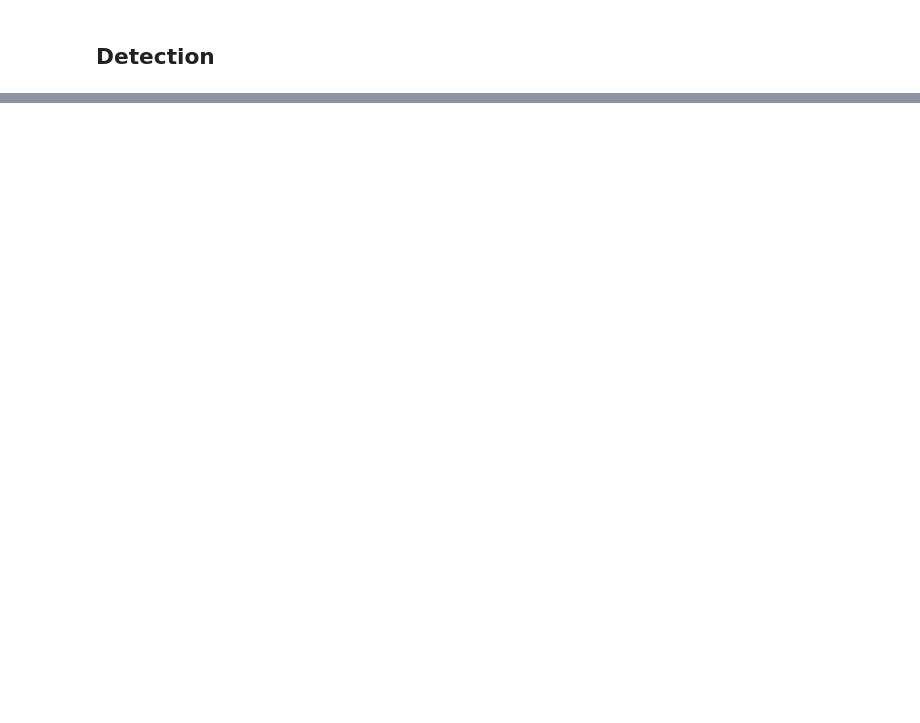
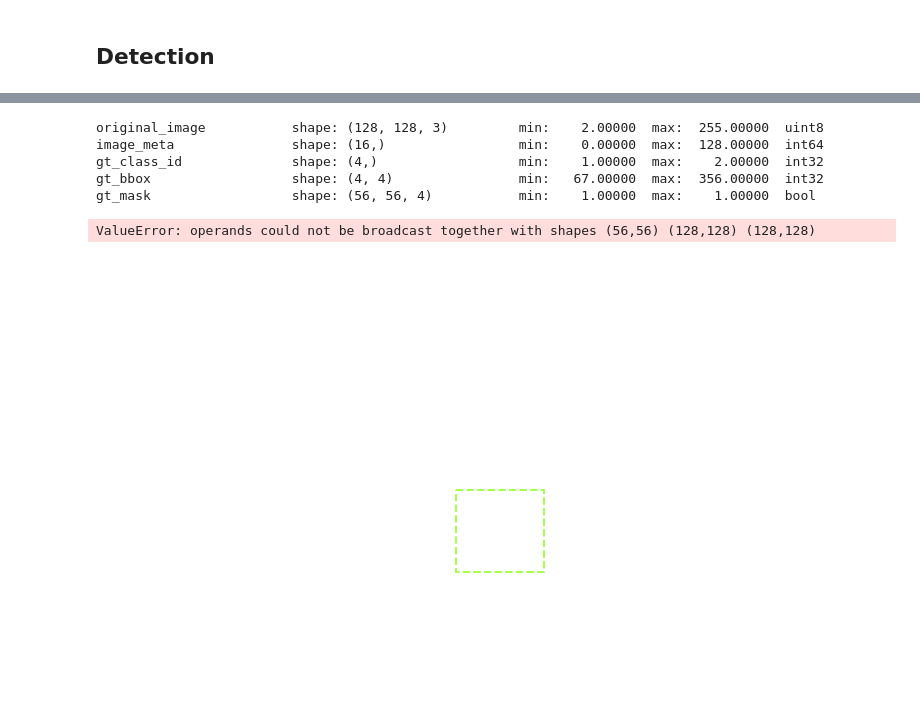
Before and after one commit to hittheant/475Project, a Jupyter notebook: mrcnn_integration.ipynb, the cells around one changed output, grey strips where cells are left out. Cells and saved outputs as stored; diff of their text form; code cells hidden in the pictures; blank space fills up the shorter version.

```diff
--- a/mrcnn_integration.ipynb
+++ b/mrcnn_integration.ipynb
@@ -49,7 +49,7 @@ class FacesConfig(Config):
     IMAGES_PER_GPU = 8
 
     # Number of classes (including background)
-    NUM_CLASSES = 1 + 1  # background + 3 shapes
+    NUM_CLASSES = 1 + 3  # background + 3 shapes
 
     # Use small images for faster training. Set the limits of the small side
     # the large side, and that determines the image shape.
@@ -98,22 +98,20 @@ TRAIN_IDS = IDS[:int(NUM_IMGS * .7)]  # [f'maksssksksss{x}' for x in IDS[:int(NU
 VALID_IDS = IDS[int(NUM_IMGS * .7):int(NUM_IMGS * .9)]  #[f'maksssksksss{x}' for x in IDS[int(NUM_IMGS * .7):int(NUM_IMGS * .9)]]
 TEST_IDS = IDS[int(NUM_IMGS * .9):]  #[f'maksssksksss{x}' for x in IDS[int(NUM_IMGS * .9):]]
 
-TARGET_SHAPE = (600,600)
+TARGET_SHAPE = (128,128)
 FILEPATH = './archive'
 # %%
 class FacesDataset(utils.Dataset):
-    """Generates the shapes synthetic dataset. The dataset consists of simple
-    shapes (triangles, squares, circles) placed randomly on a blank surface.
-    The images are generated on the fly. No file access required. <-- UPDATE THIS
+    """Loads and processes the faces dataset.
     """
     def load_data(self, subset, filepath=FILEPATH):
         assert subset in ['train', 'val', 'test']
 
         # define classes
-        self.add_class('masks', 0, 'background')
-        self.add_class('masks', 1, 'no mask')
-        self.add_class('masks', 2, 'mask')
-        self.add_class('masks', 3, 'improper mask')
+#         self.class_info = [{'source': 'masks','id': 0, 'name': 'no mask'}]
+        self.add_class('masks', 0, 'no mask')
+        self.add_class('masks', 1, 'mask')
+        self.add_class('masks', 2, 'improper mask')
 
         # load ids of subsets
         if subset == 'train':
@@ -134,6 +132,7 @@ class FacesDataset(utils.Dataset):
             else:
                 super(self.__class__).image_reference(self, image_id)
             return info
+
     def load_mask(self, image_id):
         def get_image_info(soup):
             info = self.image_info[image_id]
@@ -158,11 +157,11 @@ class FacesDataset(utils.Dataset):
             mask[ymin:ymax, xmin:xmax, i] = 1
 
             if obj.find('name').text == 'with_mask':
+                class_ids.append(1)
+            elif obj.find('name').text == 'without_mask':
+                class_ids.append(0)
+            else:
                 class_ids.append(2)
-            elif obj.find('name').text == 'without_mask':
-                class_ids.append(1)
-            else:
-                class_ids.append(3)
 
         mask = np.array(mask)
         class_ids = np.array(class_ids)
@@ -171,8 +170,8 @@ class FacesDataset(utils.Dataset):
     def load_image(self, image_id):
         img = Image.open(f'{FILEPATH}/images/maksssksksss{image_id - 1}.png')
         transform = torchvision.transforms.Resize(TARGET_SHAPE)
-        img = transform(img)
-        return np.asarray(img)
+        img = np.asarray(transform(img))
+        return img[:,:,:3] if img.shape[2] == 4 else img
 # %%
 # Training dataset
 dataset_train = FacesDataset()
@@ -209,5 +208,4 @@ for image_id in image_ids:
 ## Create Model
 # %%
 # Create model in training mode
-model = modellib.MaskRCNN(mode="training", config=config,
-                          model_dir=MODEL_DIR)
+model = modellib.MaskRCNN(mode="training", config=config, model_dir=MODEL_DIR)
@@ -277,18 +315,25 @@ model.load_weights(model_path, by_name=True)
 # %%
 # Test on a random image
 image_id = random.choice(dataset_test.image_ids)
 original_image, image_meta, gt_class_id, gt_bbox, gt_mask =\
-    modellib.load_image_gt(dataset_test, inference_config,
-                           image_id, use_mini_mask=False)
+    modellib.load_image_gt(dataset_test, inference_config, image_id)
 
 log("original_image", original_image)
 log("image_meta", image_meta)
 log("gt_class_id", gt_class_id)
 log("gt_bbox", gt_bbox)
 log("gt_mask", gt_mask)
 
 visualize.display_instances(original_image, gt_bbox, gt_mask, gt_class_id,
                             dataset_train.class_names, figsize=(8, 8))
+# %% [output]
+original_image           shape: (128, 128, 3)         min:    2.00000  max:  255.00000  uint8
+image_meta               shape: (16,)                 min:    0.00000  max:  128.00000  int64
+gt_class_id              shape: (4,)                  min:    1.00000  max:    2.00000  int32
+gt_bbox                  shape: (4, 4)                min:   67.00000  max:  356.00000  int32
+gt_mask                  shape: (56, 56, 4)           min:    1.00000  max:    1.00000  bool
+ValueError: operands could not be broadcast together with shapes (56,56) (128,128) (128,128)
+[figure, added]
 # %%
 results = model.detect([original_image], verbose=1)
 
```
Also changed, not shown: parts of 5 cells of this notebook, 1 other file.
